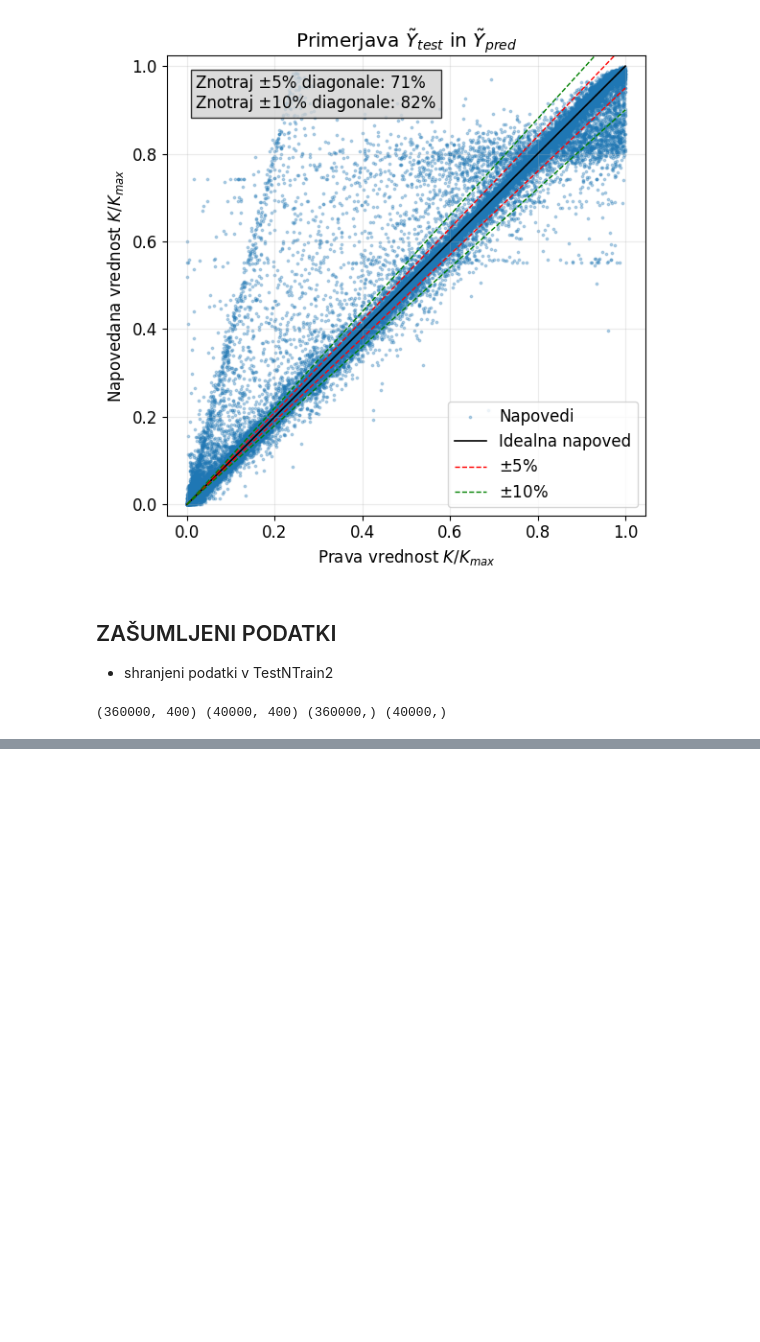
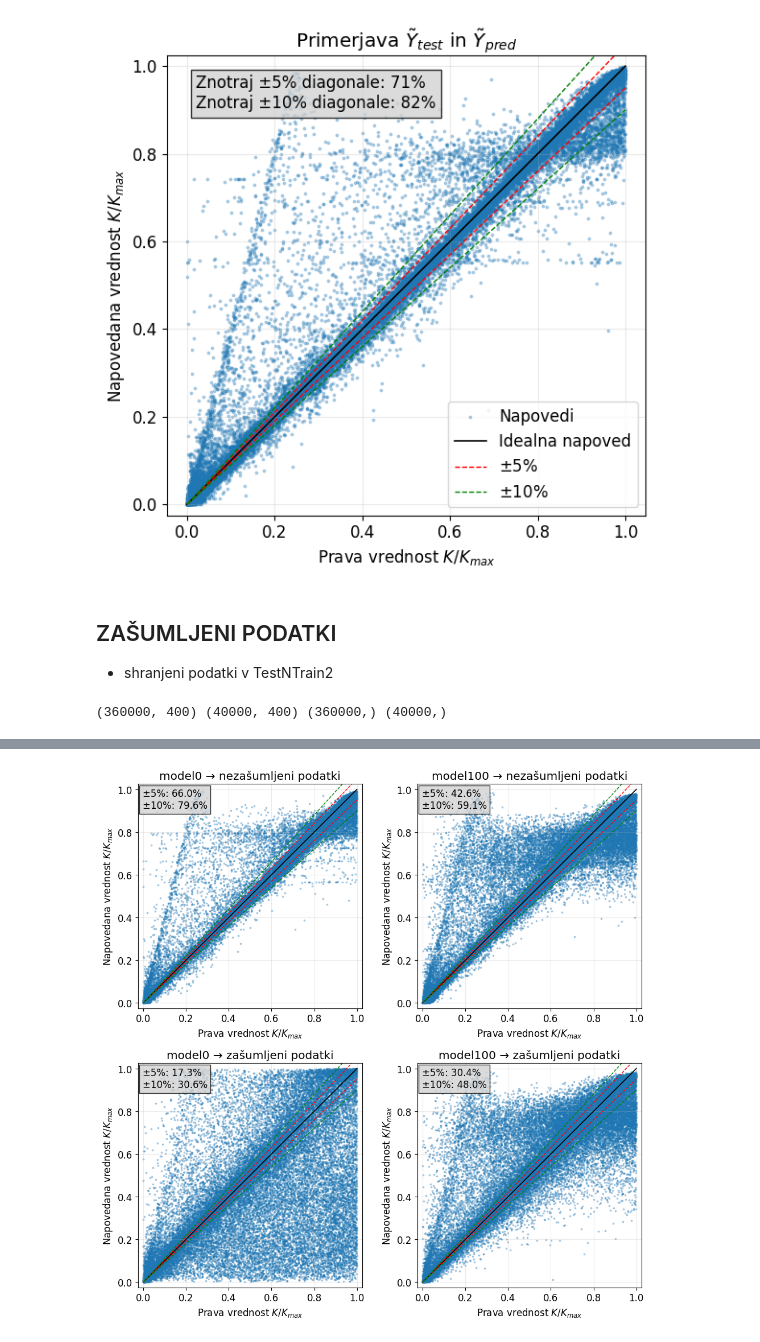
Before and after one commit to tadejkooo/PSUF, a Jupyter notebook: PSUF3/python/main.ipynb, the cells around one changed output, grey strips where cells are left out. Saved outputs shown, nothing was run; the diff lists cells and outputs as text; code cells hidden in the pictures; blank space fills up the shorter version.

```diff
--- a/PSUF3/python/main.ipynb
+++ b/PSUF3/python/main.ipynb
@@ -846,0 +904,8 @@ Average MSE: 0.0097 ± 0.0010
+# %%
+model100 = tf.keras.models.load_model("models2\\model100\\best_model_fold_1.keras")
+model0 = tf.keras.models.load_model("models2\\model0\\best_model_fold_1.keras")
+
+Y_pred_0 = model0.predict(X_test).flatten()
+Y100_pred_0 = model0.predict(X100_test).flatten()
+Y_pred_100 = model100.predict(X_test).flatten()
+Y100_pred_100 = model100.predict(X100_test).flatten()
@@ -846,0 +927,62 @@ Average MSE: 0.0097 ± 0.0010
+# %%
+def plot_pred(ax, Y_true, Y_pred, title=""):
+    # Scatter
+    ax.scatter(Y_true, Y_pred, alpha=0.3, s=3, label="Napovedi")
+
+    # diagonala
+    min_val = min(Y_true.min(), Y_pred.min())
+    max_val = max(Y_true.max(), Y_pred.max())
+    x_line = np.linspace(min_val, max_val, 500)
+    ax.plot(x_line, x_line, color="black", linewidth=1.2, label="Idealna napoved")
+
+    # ±5 %, ±10 %
+    ax.plot(x_line, 1.05 * x_line, color="red", linestyle="--", linewidth=1, label=r"$\pm 5$%")
+    ax.plot(x_line, 0.95 * x_line, color="red", linestyle="--", linewidth=1)
+    ax.plot(x_line, 1.10 * x_line, color="green", linestyle="--", linewidth=1, label=r"$\pm 10$%")
+    ax.plot(x_line, 0.90 * x_line, color="green", linestyle="--", linewidth=1)
+
+    # izračun deležev
+    inside5 = ((Y_pred >= 0.95*Y_true) & (Y_pred <= 1.05*Y_true)).mean()
+    inside10 = ((Y_pred >= 0.90*Y_true) & (Y_pred <= 1.10*Y_true)).mean()
+
+    ax.text(
+        0.02, 0.98,
+        rf"±5%: {inside5*100:.1f}%"
+        "\n" +
+        rf"±10%: {inside10*100:.1f}%",
+        verticalalignment='top',
+        horizontalalignment='left',
+        transform=ax.transAxes,
+        bbox=dict(facecolor='lightgray', alpha=0.8)
+    )
+
+    # lepša oblika
+    ax.set_xlabel(r"Prava vrednost $K/K_{max}$")
+    ax.set_ylabel(r"Napovedana vrednost $K/K_{max}$")
+    ax.set_title(title)
+    ax.grid(alpha=0.25)
+    ax.set_xlim((-0.025, 1.025))
+    ax.set_ylim((-0.025, 1.025))
+    ax.set_aspect('equal', 'box')
+
+
+# ----- FIGURA 2×2 -----
+
+fig, axes = plt.subplots(2, 2, figsize=(10, 10))
+
+plot_pred(axes[0, 0], Y_test, Y_pred_0,
+          "model0 → nezašumljeni podatki")
+
+plot_pred(axes[0, 1], Y_test, Y_pred_100,
+          "model100 → nezašumljeni podatki")
+
+plot_pred(axes[1, 0], Y_test, Y100_pred_0,
+          "model0 → zašumljeni podatki")
+
+plot_pred(axes[1, 1], Y_test, Y100_pred_100,
+          "model100 → zašumljeni podatki")
+
+plt.tight_layout()
+plt.show()
+# %% [output]
+[figure, added]
```
Also changed, not shown: parts of 7 cells of this notebook, 55 other files.
